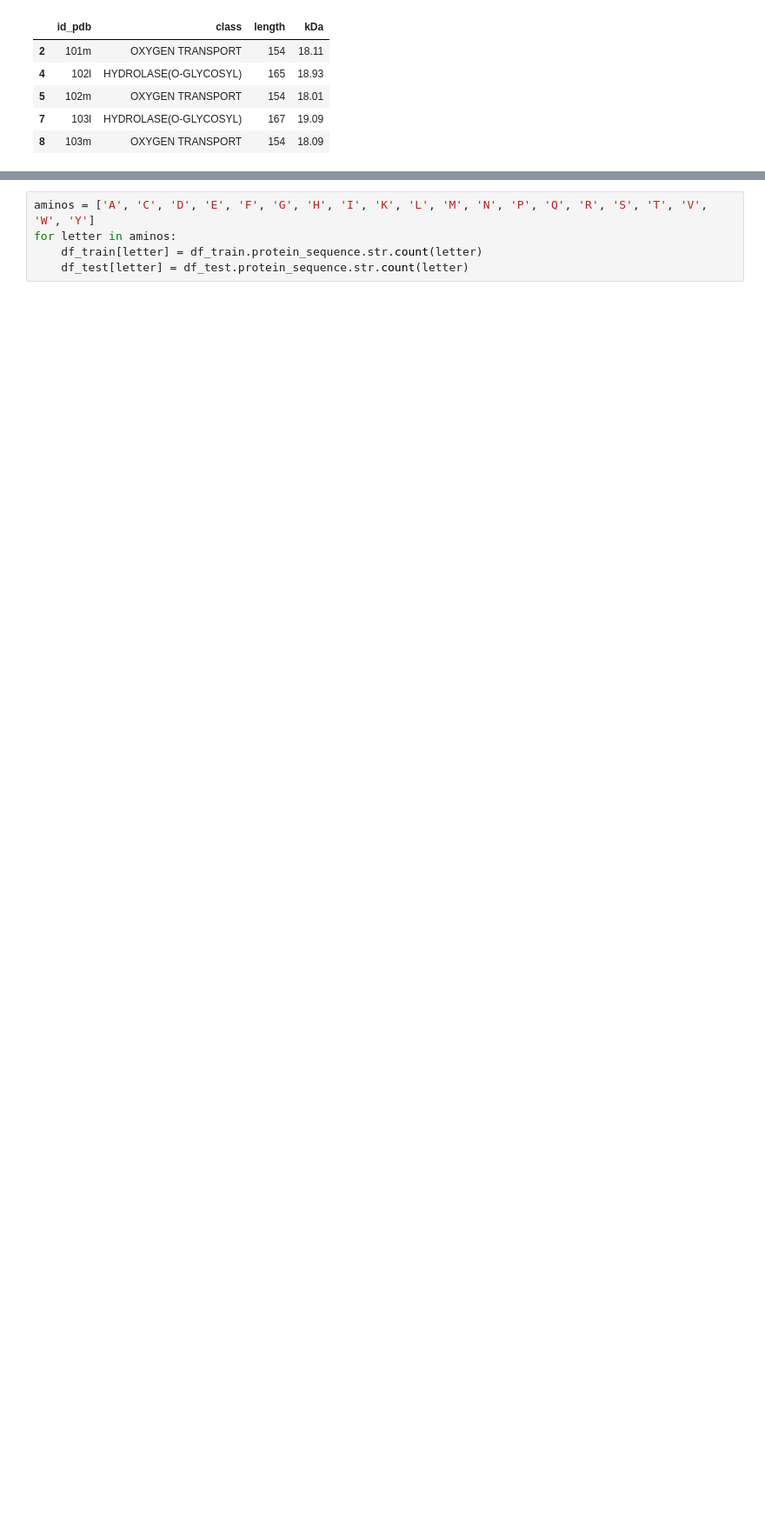
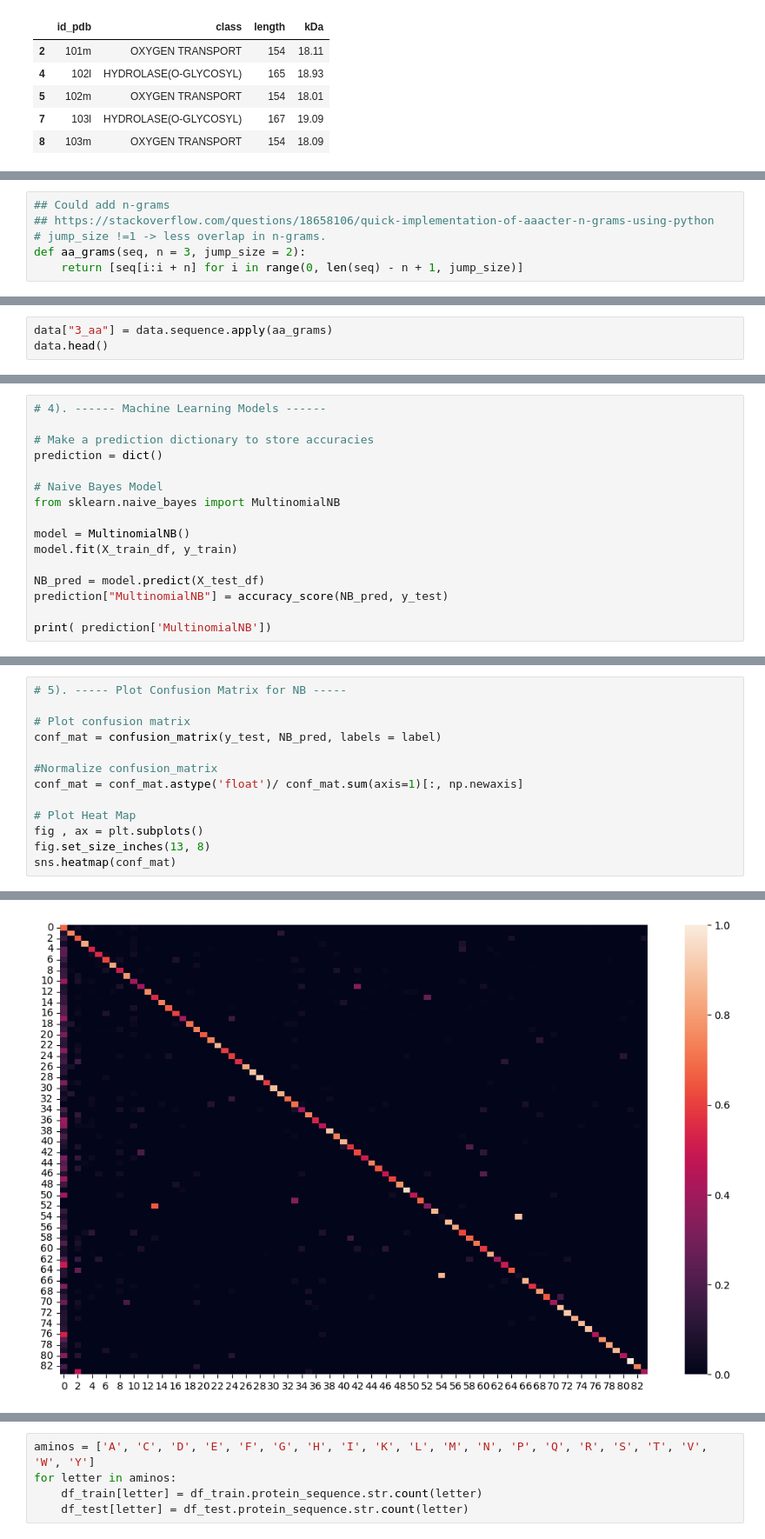
Before and after one commit to jdormaar/Functional_predictions_from_protein_residue_sequences, a Jupyter notebook: workbooks/pdb_eda.ipynb, the cells around one changed output, grey strips where cells are left out. Shown: that part at 87% size. Drawn from its saved outputs; the diff is of its cells as text; blank space fills up the shorter version.

```diff
--- a/workbooks/pdb_eda.ipynb
+++ b/workbooks/pdb_eda.ipynb
@@ -372,0 +635,6 @@ Name: label, dtype: int64
+# %%
+## Could add n-grams
+## https://stackoverflow.com/questions/18658106/quick-implementation-of-aaacter-n-grams-using-python
+# jump_size !=1 -> less overlap in n-grams.
+def aa_grams(seq, n = 3, jump_size = 2):
+    return [seq[i:i + n] for i in range(0, len(seq) - n + 1, jump_size)]
@@ -372,0 +648,3 @@ Name: label, dtype: int64
+# %%
+data["3_aa"] = data.sequence.apply(aa_grams)
+data.head()
@@ -372,0 +684,16 @@ Name: label, dtype: int64
+# %%
+# 4). ------ Machine Learning Models ------
+
+# Make a prediction dictionary to store accuracies
+prediction = dict()
+
+# Naive Bayes Model
+from sklearn.naive_bayes import MultinomialNB
+
+model = MultinomialNB()
+model.fit(X_train_df, y_train)
+
+NB_pred = model.predict(X_test_df)
+prediction["MultinomialNB"] = accuracy_score(NB_pred, y_test)
+
+print( prediction['MultinomialNB'])
@@ -372,0 +715,14 @@ Name: label, dtype: int64
+# %%
+# 5). ----- Plot Confusion Matrix for NB -----
+
+# Plot confusion matrix
+conf_mat = confusion_matrix(y_test, NB_pred, labels = label)
+
+#Normalize confusion_matrix
+conf_mat = conf_mat.astype('float')/ conf_mat.sum(axis=1)[:, np.newaxis]
+
+# Plot Heat Map
+fig , ax = plt.subplots()
+fig.set_size_inches(13, 8)
+sns.heatmap(conf_mat)
+# %% [output]
@@ -372,0 +730 @@ Name: label, dtype: int64
+[figure, added]
```
Also changed, not shown: parts of 46 cells of this notebook, 4 other files.
